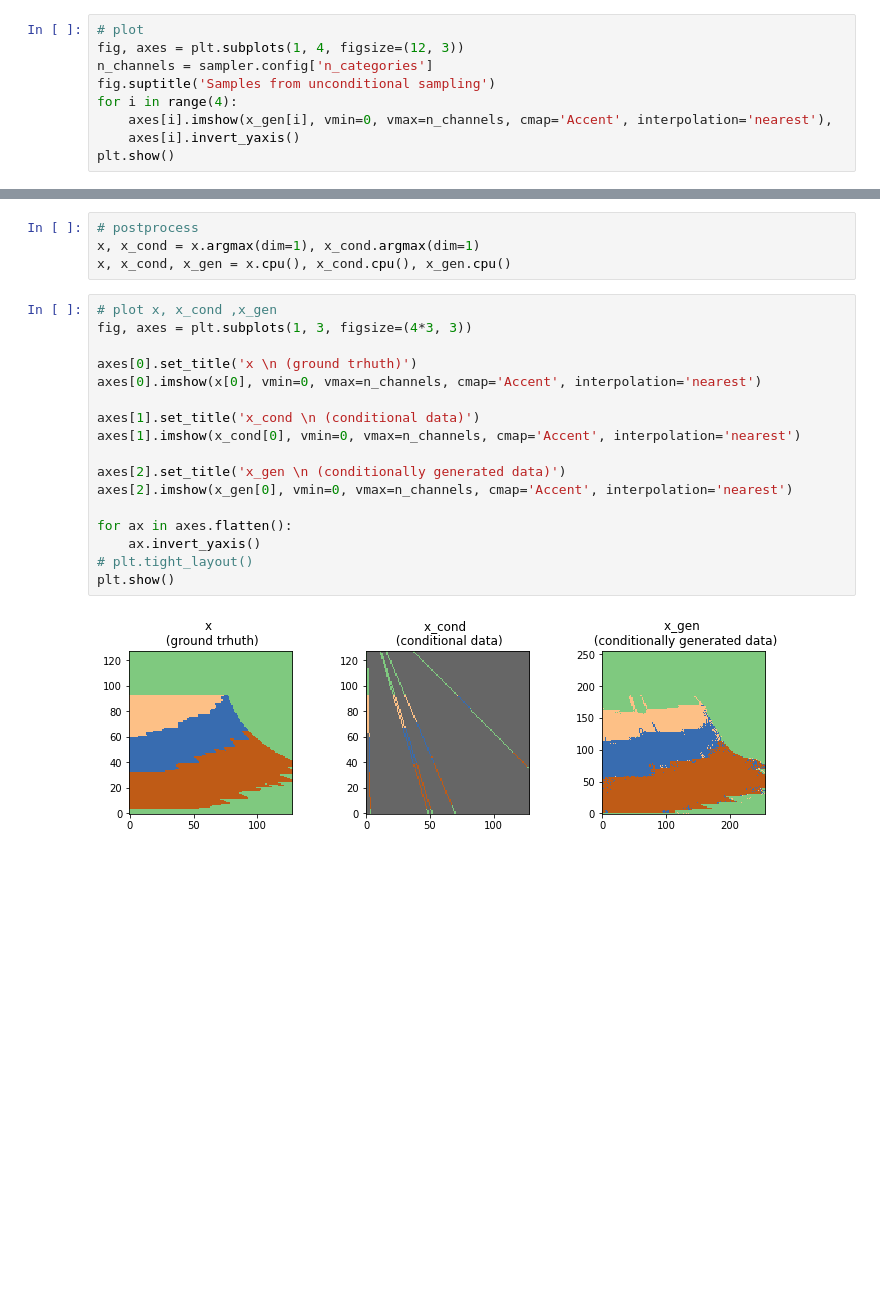
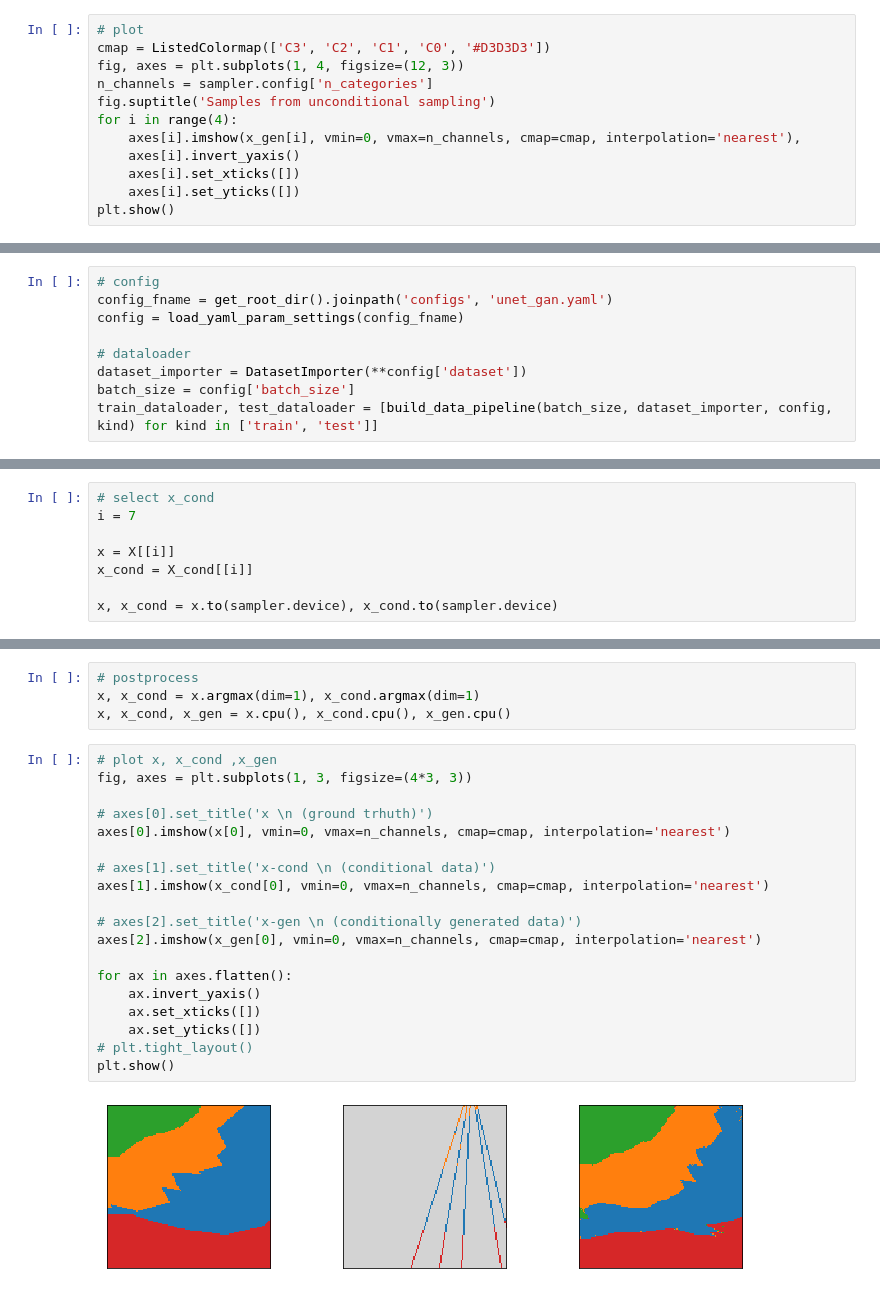
Before and after one commit to ML4ITS/Latent-Diffusion-Model-for-Conditional-Reservoir-Facies-Generation, a Jupyter notebook: simple_sample_gan.ipynb, the cells around one changed output, grey strips where cells are left out. Cells and saved outputs as stored; diff of their text form; blank space fills up the shorter version.

```diff
--- a/simple_sample_gan.ipynb
+++ b/simple_sample_gan.ipynb
@@ -15,11 +16,14 @@ x_gen = sampler.unconditional_sampling(n_samples=4)  # (b h w)
 x_gen = x_gen.cpu()
 # %%
 # plot
+cmap = ListedColormap(['C3', 'C2', 'C1', 'C0', '#D3D3D3'])
 fig, axes = plt.subplots(1, 4, figsize=(12, 3))
 n_channels = sampler.config['n_categories']
 fig.suptitle('Samples from unconditional sampling')
 for i in range(4):
-    axes[i].imshow(x_gen[i], vmin=0, vmax=n_channels, cmap='Accent', interpolation='nearest'),
+    axes[i].imshow(x_gen[i], vmin=0, vmax=n_channels, cmap=cmap, interpolation='nearest'),
     axes[i].invert_yaxis()
+    axes[i].set_xticks([])
+    axes[i].set_yticks([])
 plt.show()
 # %% [output]
@@ -57,0 +41,9 @@ self.X_test.shape: (1000, 4, 128, 128)
+# %%
+# config
+config_fname = get_root_dir().joinpath('configs', 'unet_gan.yaml')
+config = load_yaml_param_settings(config_fname)
+
+# dataloader
+dataset_importer = DatasetImporter(**config['dataset'])
+batch_size = config['batch_size']
+train_dataloader, test_dataloader = [build_data_pipeline(batch_size, dataset_importer, config, kind) for kind in ['train', 'test']]
@@ -58,3 +95,11 @@ self.X_test.shape: (1000, 4, 128, 128)
+# %%
+# select x_cond
+i = 7
+
+x = X[[i]]
+x_cond = X_cond[[i]]
+
+x, x_cond = x.to(sampler.device), x_cond.to(sampler.device)
 # %%
 # conditinoal sampling
 x_gen = sampler.conditional_sampling(x_cond)  # (1 h w)
@@ -65,19 +110,21 @@ x, x_cond, x_gen = x.cpu(), x_cond.cpu(), x_gen.cpu()
 # %%
 # plot x, x_cond ,x_gen
 fig, axes = plt.subplots(1, 3, figsize=(4*3, 3))
 
-axes[0].set_title('x \n (ground trhuth)')
-axes[0].imshow(x[0], vmin=0, vmax=n_channels, cmap='Accent', interpolation='nearest')
+# axes[0].set_title('x \n (ground trhuth)')
+axes[0].imshow(x[0], vmin=0, vmax=n_channels, cmap=cmap, interpolation='nearest')
 
-axes[1].set_title('x_cond \n (conditional data)')
-axes[1].imshow(x_cond[0], vmin=0, vmax=n_channels, cmap='Accent', interpolation='nearest')
+# axes[1].set_title('x-cond \n (conditional data)')
+axes[1].imshow(x_cond[0], vmin=0, vmax=n_channels, cmap=cmap, interpolation='nearest')
 
-axes[2].set_title('x_gen \n (conditionally generated data)')
-axes[2].imshow(x_gen[0], vmin=0, vmax=n_channels, cmap='Accent', interpolation='nearest')
+# axes[2].set_title('x-gen \n (conditionally generated data)')
+axes[2].imshow(x_gen[0], vmin=0, vmax=n_channels, cmap=cmap, interpolation='nearest')
 
 for ax in axes.flatten():
     ax.invert_yaxis()
+    ax.set_xticks([])
+    ax.set_yticks([])
 # plt.tight_layout()
 plt.show()
 # %% [output]
-[figure, old version]
+[figure, new version]
```
Also changed, not shown: parts of 7 cells of this notebook, 3 other files.
